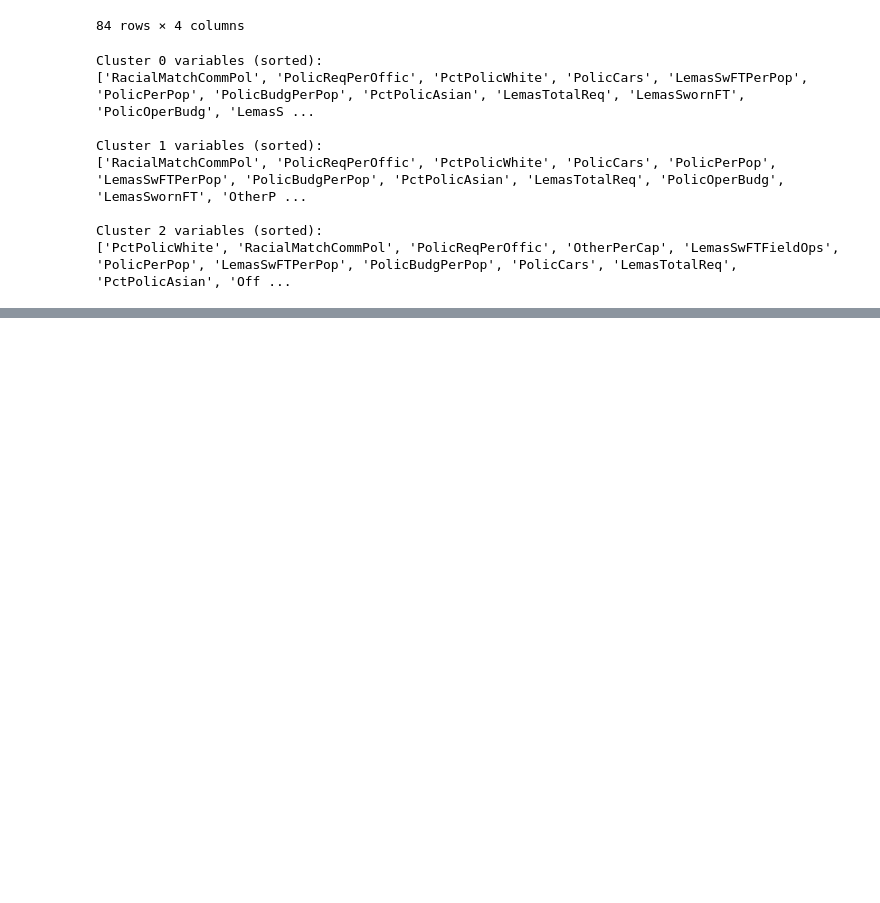
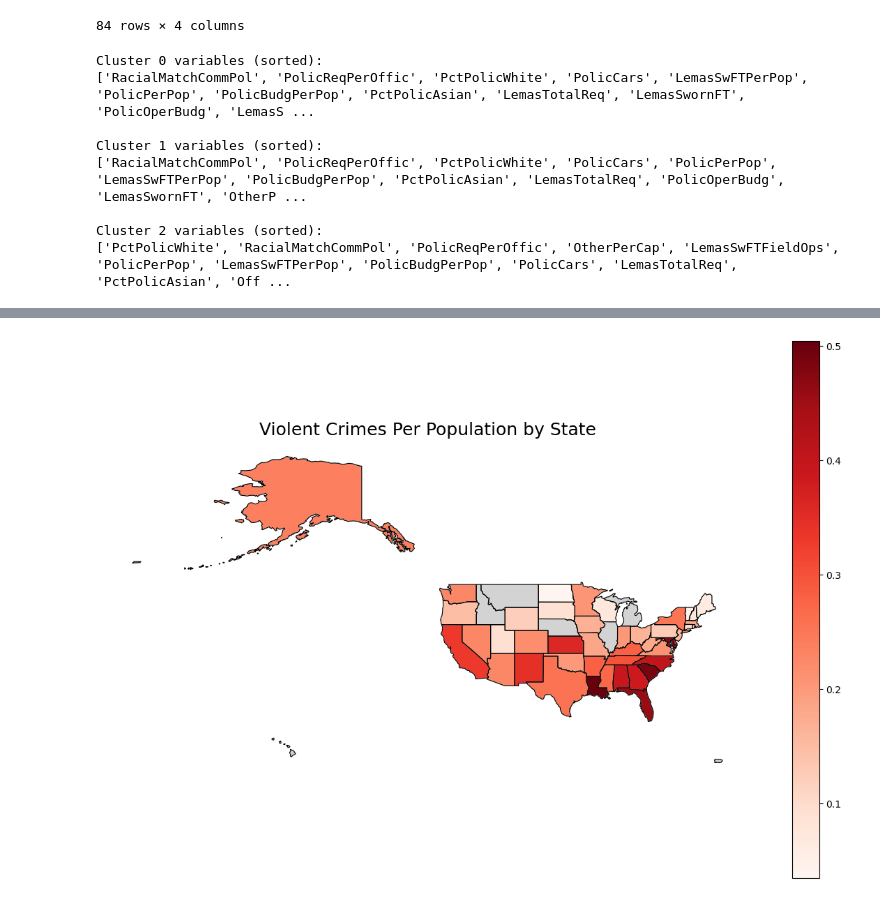
Before and after one commit to yl5735/5243-Final-Pj, a Jupyter notebook: 43project_EDA.ipynb, the cells around one changed output, grey strips where cells are left out. Cells and saved outputs as stored; diff of their text form; code cells hidden in the pictures; blank space fills up the shorter version.

```diff
--- a/43project_EDA.ipynb
+++ b/43project_EDA.ipynb
@@ -568,0 +1028,15 @@ Cluster 2 variables (sorted):
+# %%
+# 2. 按 state 分组，计算平均犯罪率
+state_crime_avg = df_full.groupby('state')['ViolentCrimesPerPop'].mean().reset_index()
+
+# 3. 映射出州名字
+state_crime_avg['state_name'] = state_crime_avg['state'].map(state_fips_mapping)
+
+# 4. 重新调整列顺序
+state_crime_avg = state_crime_avg[['state', 'state_name', 'ViolentCrimesPerPop']]
+
+# 只保留state_name非空的记录
+state_crime_avg_clean = state_crime_avg.dropna(subset=['state_name'])
+
+# 查看清理后的结果
+print(state_crime_avg_clean)
@@ -568,0 +1102,40 @@ Cluster 2 variables (sorted):
+# %%
+import geopandas as gpd
+import matplotlib.pyplot as plt
+
+# 1. 下载美国州的shapefile
+url = 'https://raw.githubusercontent.com/johan/world.geo.json/master/countries/USA.geo.json'
+us_states = gpd.read_file(url)
+
+# 注意 us_states 这个文件层级不一样，只画一次美国整体，无法直接细分到州
+# 所以我们换一种办法：直接用官方美国50州shapefile！
+
+# 重新正确下载美国州界数据：
+us_states = gpd.read_file('https://raw.githubusercontent.com/PublicaMundi/MappingAPI/master/data/geojson/us-states.json')
+
+# 2. 标准化州名字
+state_crime_avg_clean['state_name'] = state_crime_avg_clean['state_name'].str.title()
+
+# 3. 合并数据
+us_states = us_states.merge(state_crime_avg_clean, left_on='name', right_on='state_name', how='left')
+
+# 4. 画图
+fig, ax = plt.subplots(1, 1, figsize=(15, 10))
+
+# 画州边界
+us_states.boundary.plot(ax=ax, linewidth=0.8, color='black')
+
+# 画犯罪率
+us_states.plot(column='ViolentCrimesPerPop',
+               cmap='Reds',
+               linewidth=0.8,
+               ax=ax,
+               edgecolor='0.8',
+               missing_kwds={"color": "lightgrey"},
+               legend=True)
+
+plt.title('Violent Crimes Per Population by State', fontsize=18)
+plt.axis('off')
+plt.show()
+# %% [output]
+[figure, added]
```
Also changed, not shown: parts of 25 cells of this notebook.
